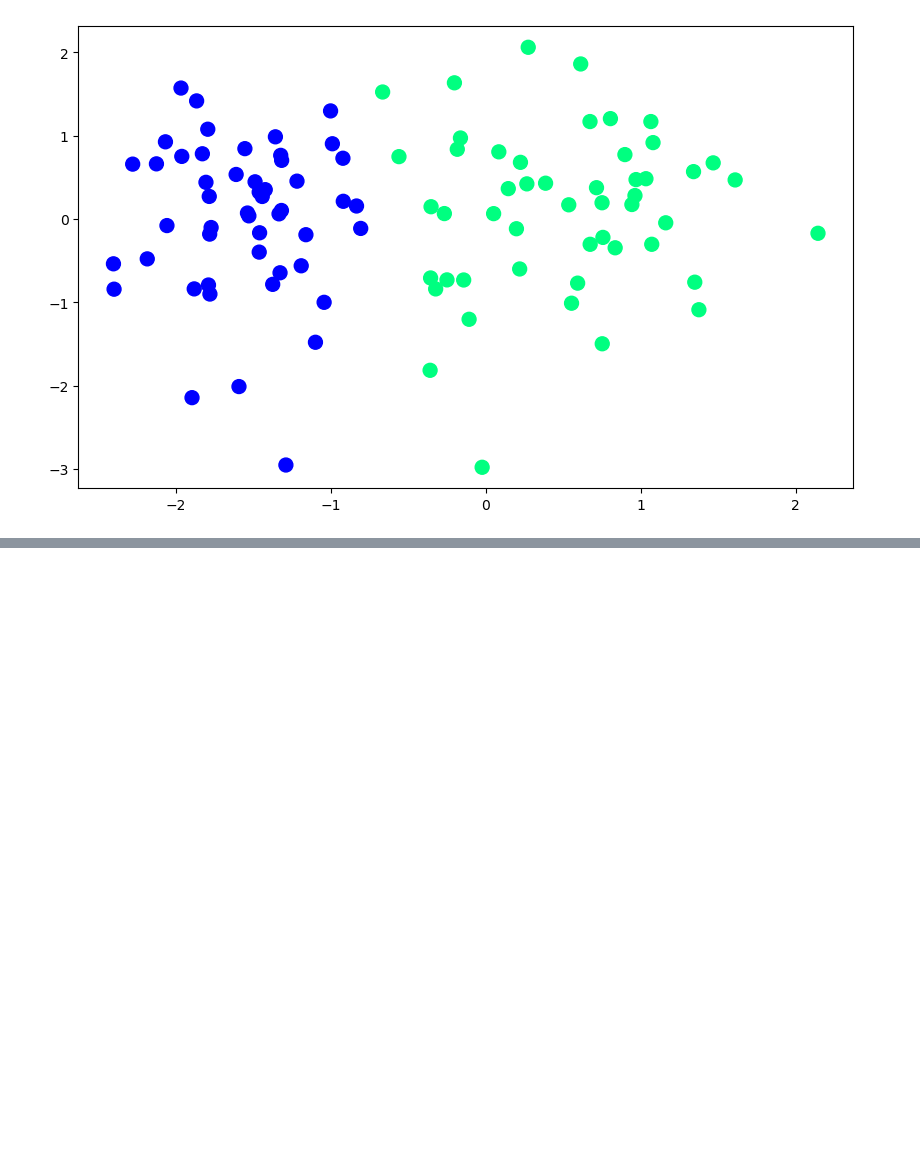
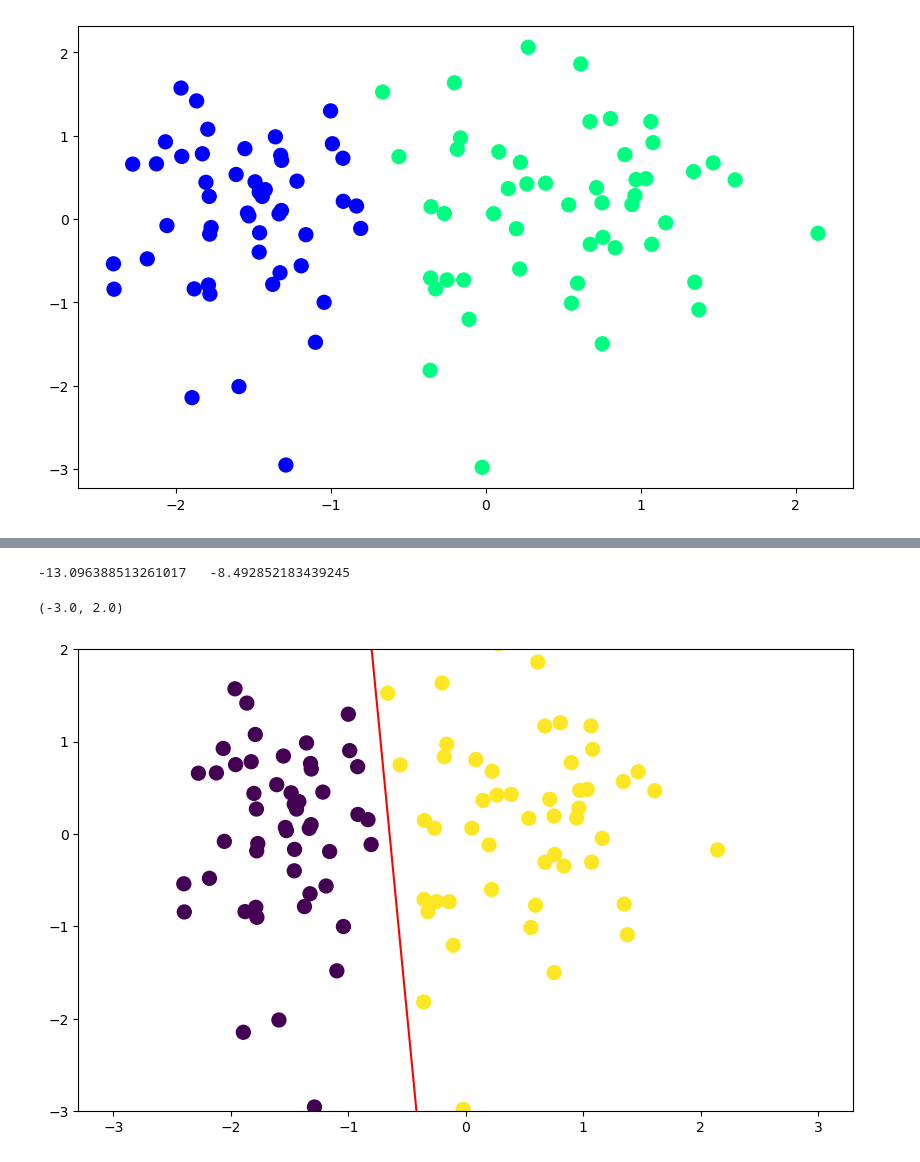
Before and after one commit to Sujithrathod/dlearning, a Jupyter notebook: Basic/perceptron_algo.ipynb, the cells around one changed output, grey strips where cells are left out. Cells and saved outputs as stored; diff of their text form; code cells hidden in the pictures; blank space fills up the shorter version.

Commit message:
perceptron_nl_data added

```diff
--- a/Basic/perceptron_algo.ipynb
+++ b/Basic/perceptron_algo.ipynb
@@ -54,0 +48,34 @@ plt.ylim(-3,2)
+# %%
+def perceptron(x,y):
+    w1=w2=b=1
+    lr = 0.1
+
+    for j in range(1000):
+        for i in range(x.shape[0]):
+            z = w1 * x[i][0] + w2 * x[i][1] + b
+            if y[i] * z < 0:
+                w1 = w1 + lr* y[i]*x[i][0]
+                w2 = w2 + lr * y[i]*x[i][1]
+                b = b + lr * y[i]
+
+    return w1,w2,b
+# %%
+y = np.where(y == 0, -1,1)
+w1,w2,b = perceptron(x,y)
+# %%
+m = -(w1/w2)
+c = -(b/w2)
+print(m , " ", c)
+# %% [output]
+-13.096388513261017   -8.492852183439245
+# %%
+x_input = np.linspace(-3,3,100)
+y_input = m*x_input + c
+# %%
+plt.figure(figsize=(10,6))
+plt.plot(x_input,y_input,color="red")
+plt.scatter(x[:,0],x[:,1],c=y,s=100)
+plt.ylim(-3,2)
+# %% [output]
+(-3.0, 2.0)
+[figure, added]
```
Also changed, not shown: parts of 3 cells of this notebook, 1 other file.
